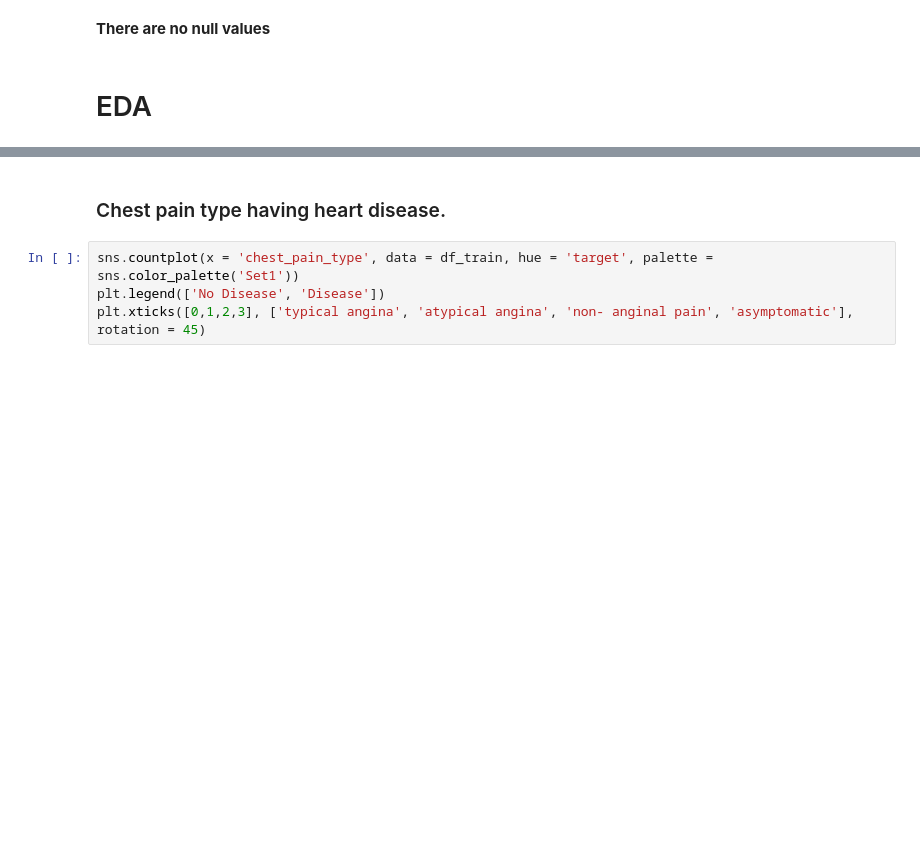
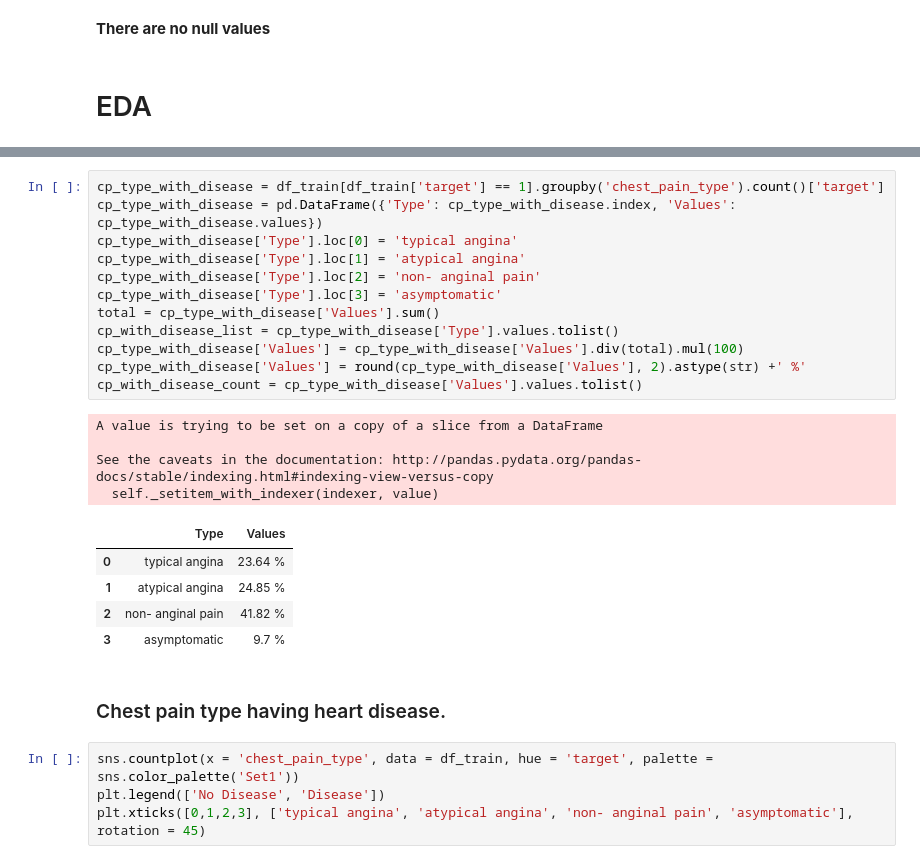
Before and after one commit to tanviwagle/Healthcare-app, a Jupyter notebook: Notebooks/Heart Disease.ipynb, the cells around one changed output, grey strips where cells are left out. Saved outputs shown, nothing was run; the diff lists cells and outputs as text; blank space fills up the shorter version.

```diff
--- a/Notebooks/Heart Disease.ipynb
+++ b/Notebooks/Heart Disease.ipynb
@@ -133,3 +147,25 @@ array([72, 93], dtype=int64)
+# %%
+cp_type_with_disease = df_train[df_train['target'] == 1].groupby('chest_pain_type').count()['target']
+cp_type_with_disease = pd.DataFrame({'Type': cp_type_with_disease.index, 'Values': cp_type_with_disease.values})
+cp_type_with_disease['Type'].loc[0] = 'typical angina'
+cp_type_with_disease['Type'].loc[1] = 'atypical angina'
+cp_type_with_disease['Type'].loc[2] = 'non- anginal pain'
+cp_type_with_disease['Type'].loc[3] = 'asymptomatic'
+total = cp_type_with_disease['Values'].sum()
+cp_with_disease_list = cp_type_with_disease['Type'].values.tolist()
+cp_type_with_disease['Values'] = cp_type_with_disease['Values'].div(total).mul(100)
+cp_type_with_disease['Values'] = round(cp_type_with_disease['Values'], 2).astype(str) +' %'
+cp_with_disease_count = cp_type_with_disease['Values'].values.tolist()
+# %% [output]
+A value is trying to be set on a copy of a slice from a DataFrame
+
+See the caveats in the documentation: http://pandas.pydata.org/pandas-docs/stable/indexing.html#indexing-view-versus-copy
+  self._setitem_with_indexer(indexer, value)
+|  | Type | Values |
+| 0 | typical angina | 23.64 % |
+| 1 | atypical angina | 24.85 % |
+| 2 | non- anginal pain | 41.82 % |
+| 3 | asymptomatic | 9.7 % |
 # %% [markdown]
 <h3>Chest pain type having heart disease.</h3>
 # %%
```
Also changed, not shown: parts of 7 cells of this notebook, 2 other files.
